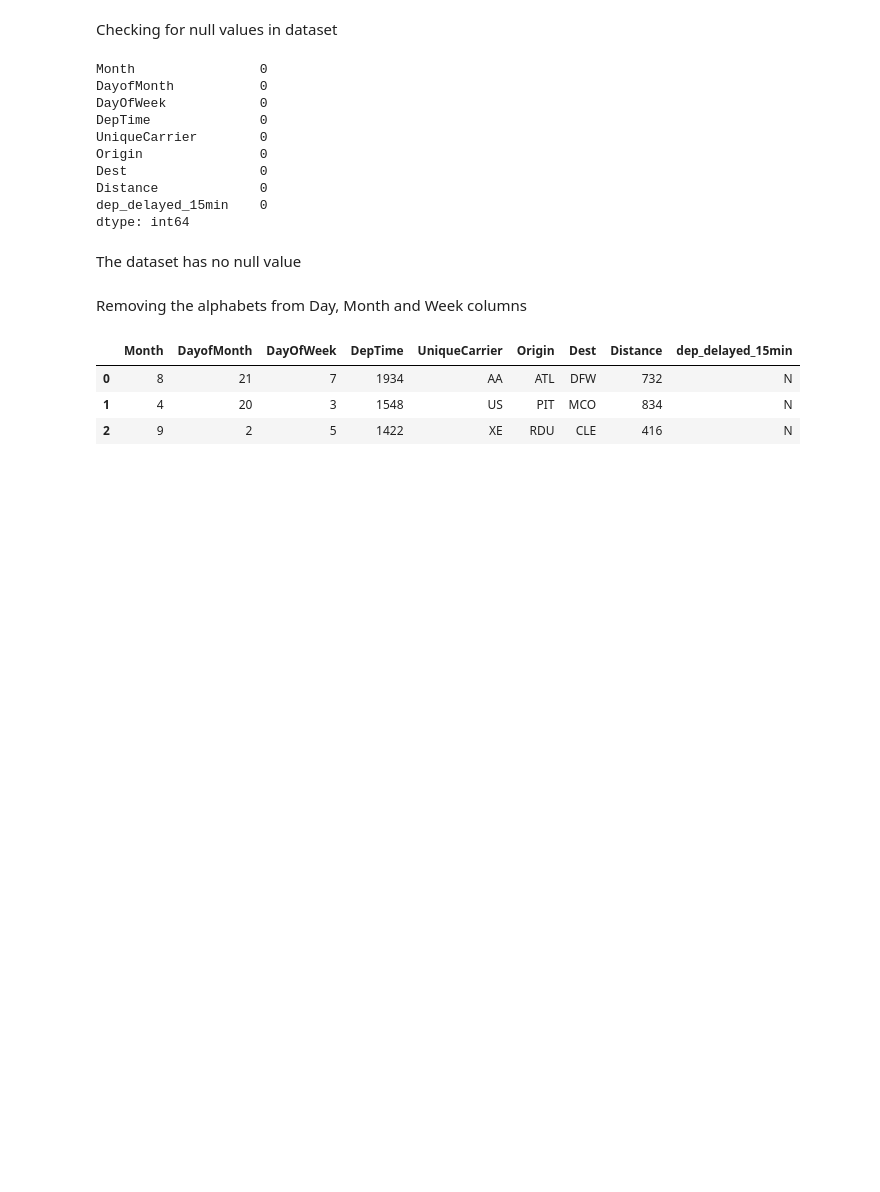
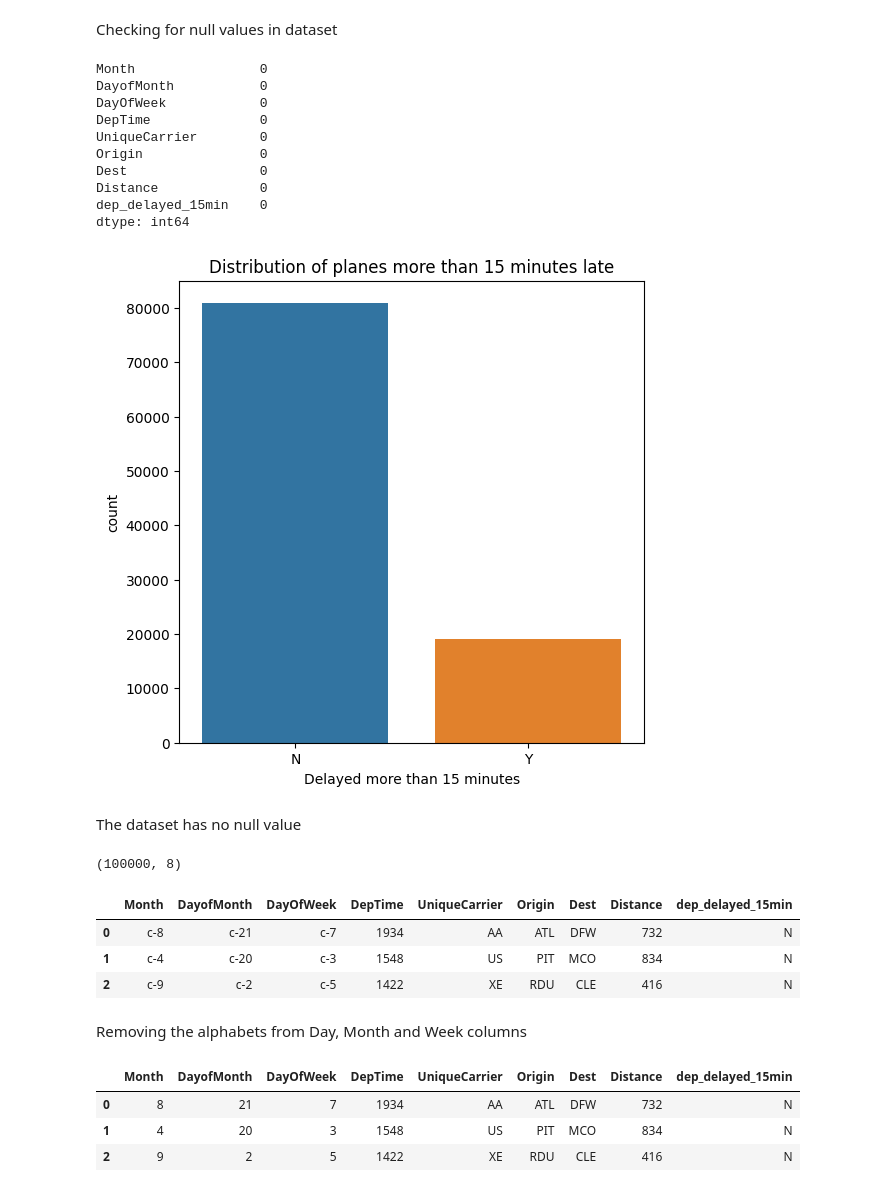
Before and after one commit to simon1938/Flight-delay, a Jupyter notebook: DS52_flight_delay.ipynb, the cells around one changed output. Cells and saved outputs as stored; diff of their text form; code cells hidden in the pictures; blank space fills up the shorter version.

```diff
--- a/DS52_flight_delay.ipynb
+++ b/DS52_flight_delay.ipynb
@@ -57,7 +68,27 @@ dtype: int64
+# %%
+#Target Distribution
+plt.figure(figsize=(6, 6))
+sns.countplot(x='dep_delayed_15min', data=train)
+plt.xlabel('Delayed more than 15 minutes')
+plt.title('Distribution of planes more than 15 minutes late')
+plt.show()
+# %% [output]
+[figure, added]
 # %% [markdown]
 The dataset has no null value
 # %%
 test = pd.read_csv("flight_delays_test.csv")
+# %%
+test.shape
+# %% [output]
+(100000, 8)
+# %%
+train.head(3)
+# %% [output]
+|  | Month | DayofMonth | DayOfWeek | DepTime | UniqueCarrier | Origin | Dest | Distance | dep_delayed_15min |
+| 0 | c-8 | c-21 | c-7 | 1934 | AA | ATL | DFW | 732 | N |
+| 1 | c-4 | c-20 | c-3 | 1548 | US | PIT | MCO | 834 | N |
+| 2 | c-9 | c-2 | c-5 | 1422 | XE | RDU | CLE | 416 | N |
 # %% [markdown]
 Removing the alphabets from Day, Month and Week columns
 # %%
```
Also changed, not shown: parts of 25 cells of this notebook, 2 other files.
